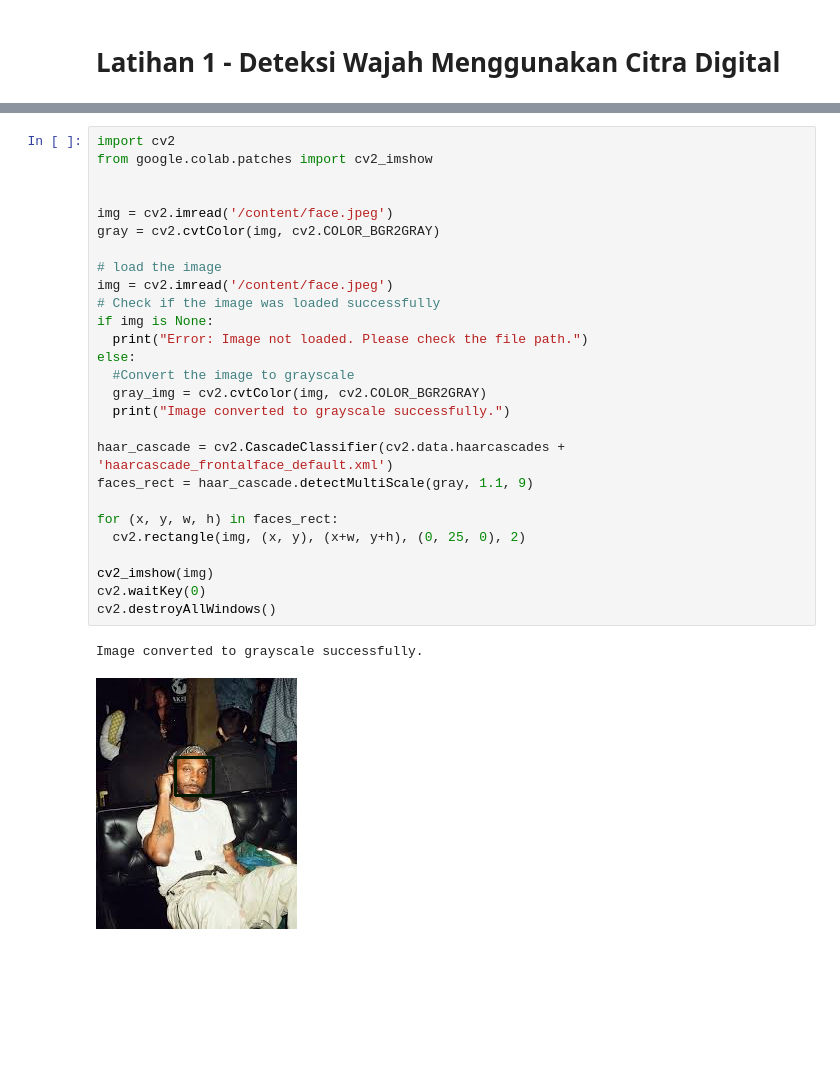
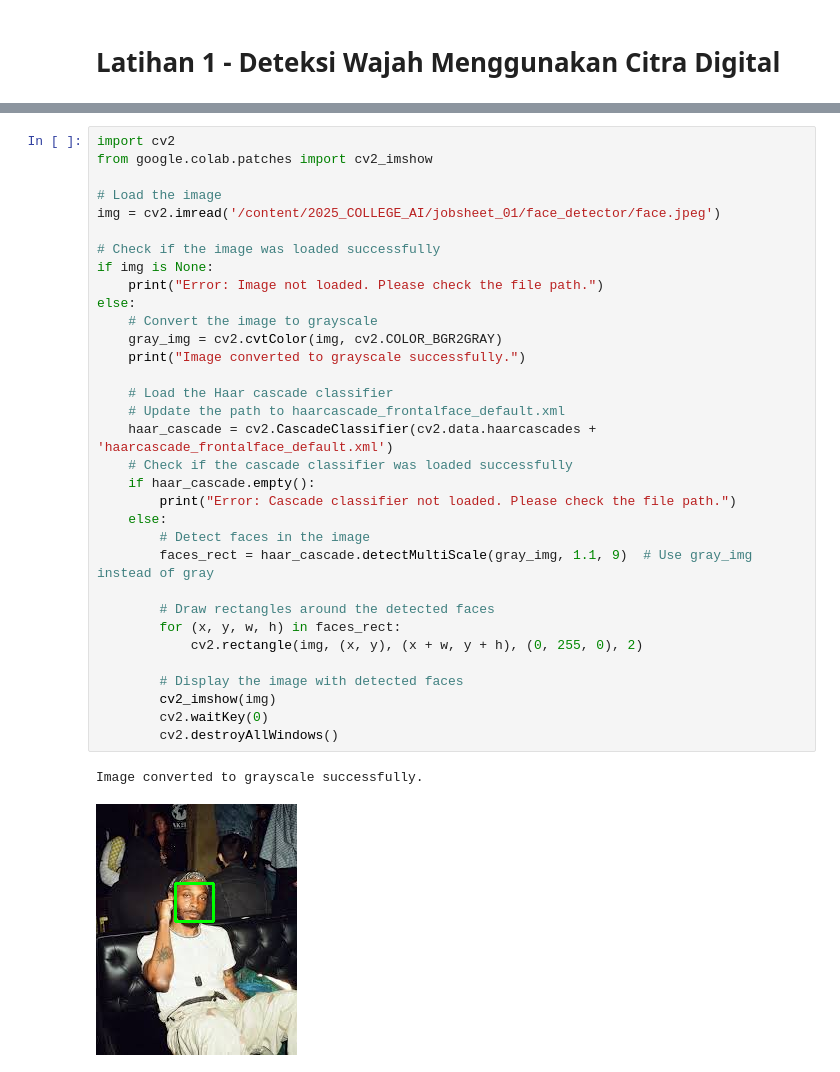
Before and after one commit to setyanoegraha/2025_COLLEGE_AI, a Jupyter notebook: jobsheet_01/face_detector/face_detector.ipynb, the cells around one changed output, grey strips where cells are left out. Drawn from its saved outputs; the diff is of its cells as text; blank space fills up the shorter version.

```diff
--- a/jobsheet_01/face_detector/face_detector.ipynb
+++ b/jobsheet_01/face_detector/face_detector.ipynb
@@ -10,30 +18,36 @@ Requirement already satisfied: numpy>=1.21.2 in /usr/local/lib/python3.11/dist-p
 # %%
 import cv2
 from google.colab.patches import cv2_imshow
 
+# Load the image
+img = cv2.imread('/content/2025_COLLEGE_AI/jobsheet_01/face_detector/face.jpeg')
 
-img = cv2.imread('/content/face.jpeg')
-gray = cv2.cvtColor(img, cv2.COLOR_BGR2GRAY)
-
-# load the image
-img = cv2.imread('/content/face.jpeg')
 # Check if the image was loaded successfully
 if img is None:
-  print("Error: Image not loaded. Please check the file path.")
+    print("Error: Image not loaded. Please check the file path.")
 else:
-  #Convert the image to grayscale
-  gray_img = cv2.cvtColor(img, cv2.COLOR_BGR2GRAY)
-  print("Image converted to grayscale successfully.")
+    # Convert the image to grayscale
+    gray_img = cv2.cvtColor(img, cv2.COLOR_BGR2GRAY)
+    print("Image converted to grayscale successfully.")
 
-haar_cascade = cv2.CascadeClassifier(cv2.data.haarcascades + 'haarcascade_frontalface_default.xml')
-faces_rect = haar_cascade.detectMultiScale(gray, 1.1, 9)
+    # Load the Haar cascade classifier
+    # Update the path to haarcascade_frontalface_default.xml
+    haar_cascade = cv2.CascadeClassifier(cv2.data.haarcascades + 'haarcascade_frontalface_default.xml')
+    # Check if the cascade classifier was loaded successfully
+    if haar_cascade.empty():
+        print("Error: Cascade classifier not loaded. Please check the file path.")
+    else:
+        # Detect faces in the image
+        faces_rect = haar_cascade.detectMultiScale(gray_img, 1.1, 9)  # Use gray_img instead of gray
 
-for (x, y, w, h) in faces_rect:
-  cv2.rectangle(img, (x, y), (x+w, y+h), (0, 25, 0), 2)
+        # Draw rectangles around the detected faces
+        for (x, y, w, h) in faces_rect:
+            cv2.rectangle(img, (x, y), (x + w, y + h), (0, 255, 0), 2)
 
-cv2_imshow(img)
-cv2.waitKey(0)
-cv2.destroyAllWindows()
+        # Display the image with detected faces
+        cv2_imshow(img)
+        cv2.waitKey(0)
+        cv2.destroyAllWindows()
 # %% [output]
 Image converted to grayscale successfully.
-[figure, old version]
+[figure, new version]
```
Also changed, not shown: parts of 2 cells of this notebook.
